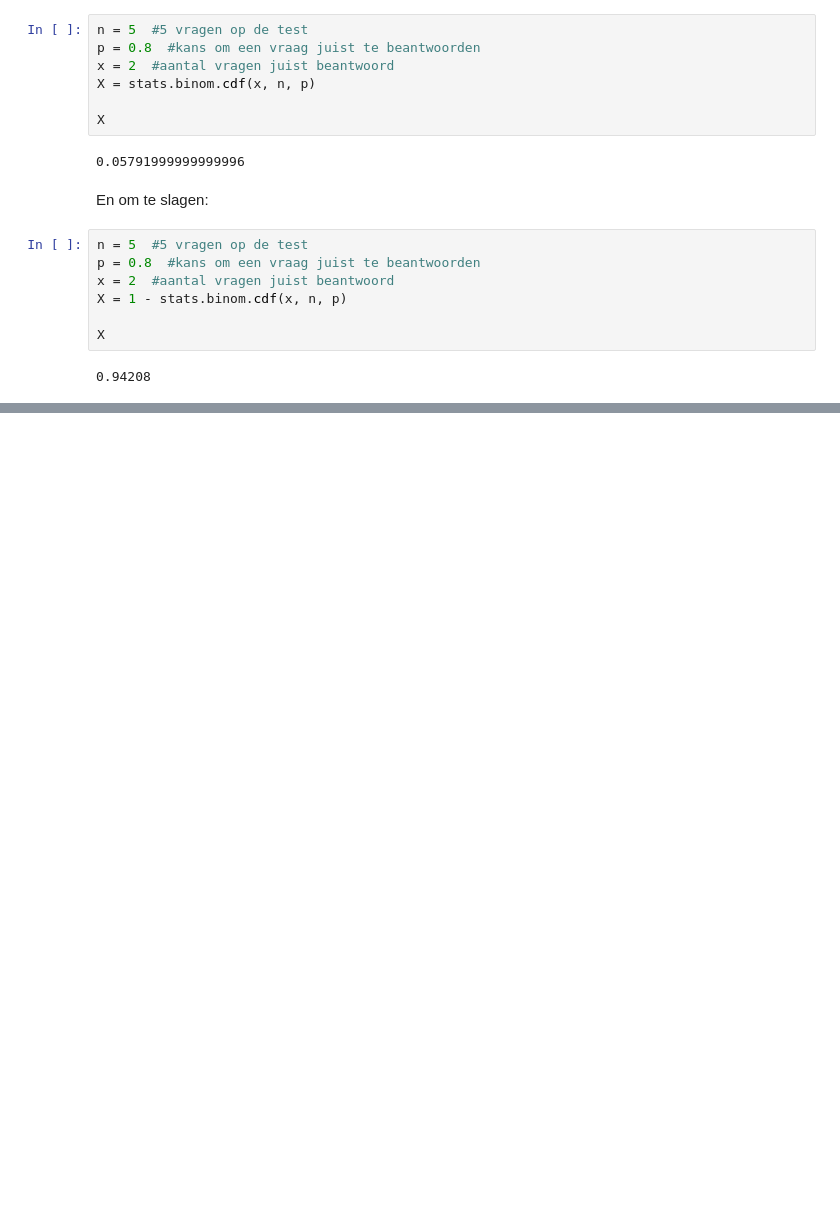
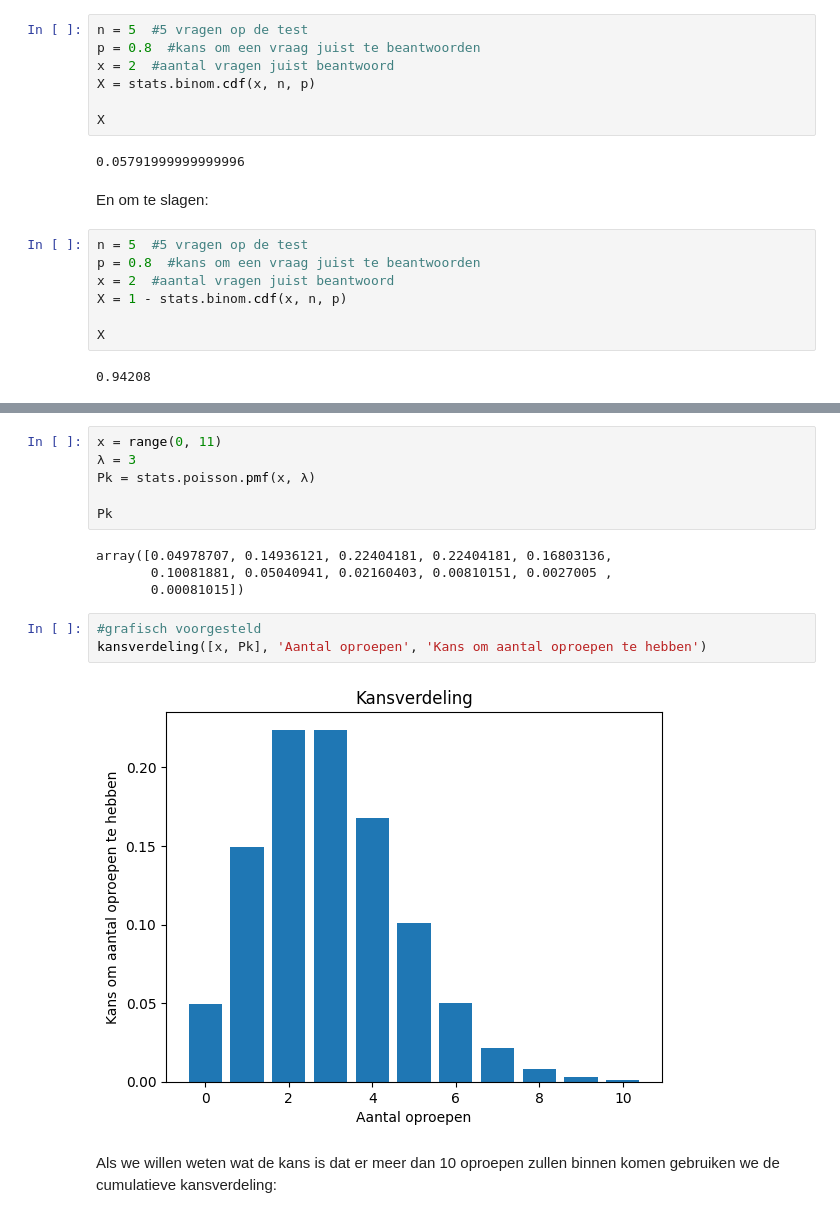
Before and after one commit to zouffke/Datascience2, a Jupyter notebook: p3/2_Kansverdeling/Samenvatting.ipynb, the cells around one changed output, grey strips where cells are left out. Saved outputs shown, nothing was run; the diff lists cells and outputs as text; blank space fills up the shorter version.

```diff
--- a/p3/2_Kansverdeling/Samenvatting.ipynb
+++ b/p3/2_Kansverdeling/Samenvatting.ipynb
@@ -240,0 +292,17 @@ X
+# %%
+x = range(0, 11)
+λ = 3
+Pk = stats.poisson.pmf(x, λ)
+
+Pk
+# %% [output]
+array([0.04978707, 0.14936121, 0.22404181, 0.22404181, 0.16803136,
+       0.10081881, 0.05040941, 0.02160403, 0.00810151, 0.0027005 ,
+       0.00081015])
+# %%
+#grafisch voorgesteld
+kansverdeling([x, Pk], 'Aantal oproepen', 'Kans om aantal oproepen te hebben')
+# %% [output]
+[figure, added]
+# %% [markdown]
+Als we willen weten wat de kans is dat er meer dan 10 oproepen zullen binnen komen gebruiken we de cumulatieve kansverdeling:
```
Also changed, not shown: parts of 13 cells of this notebook, 3 other files.
